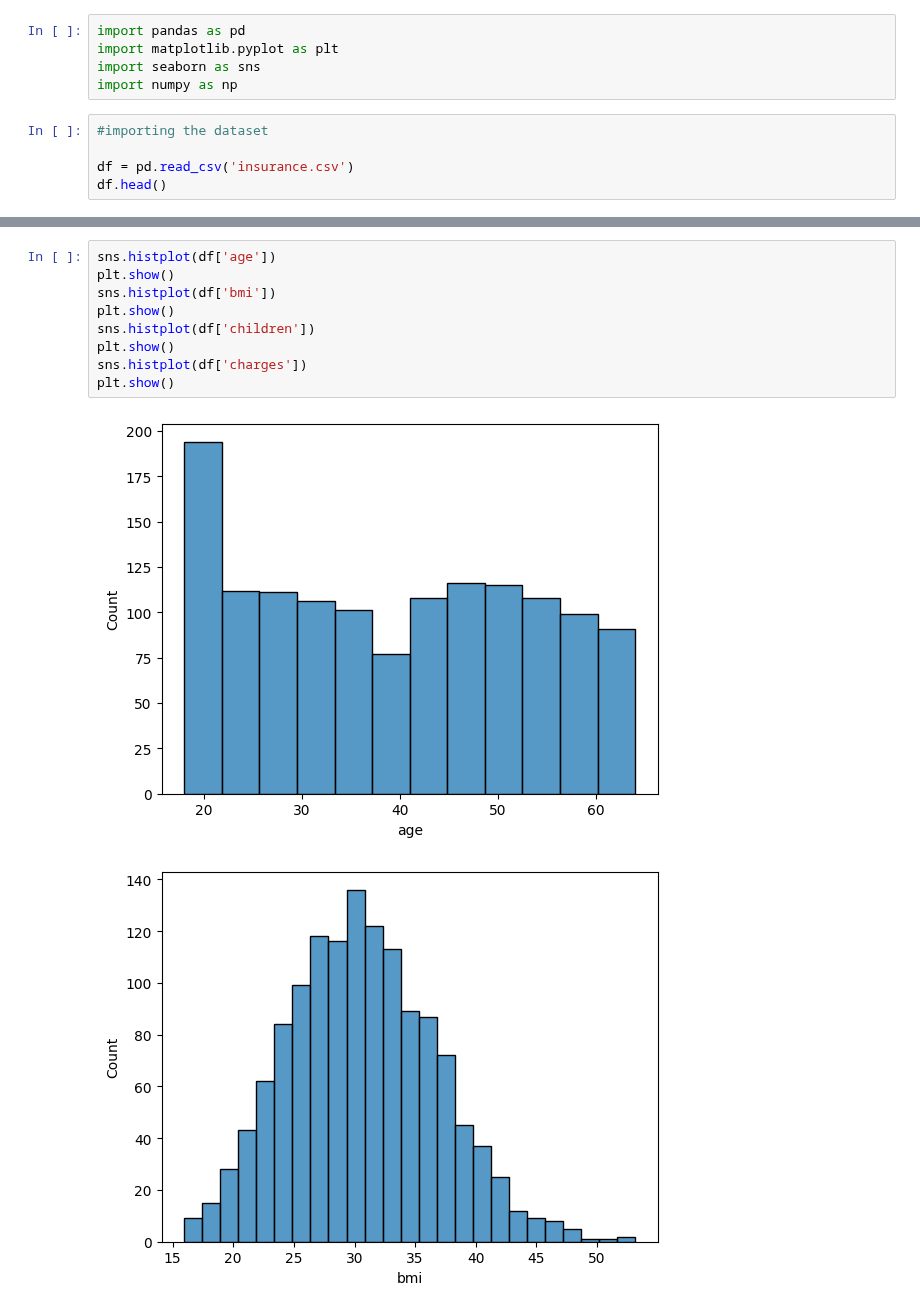
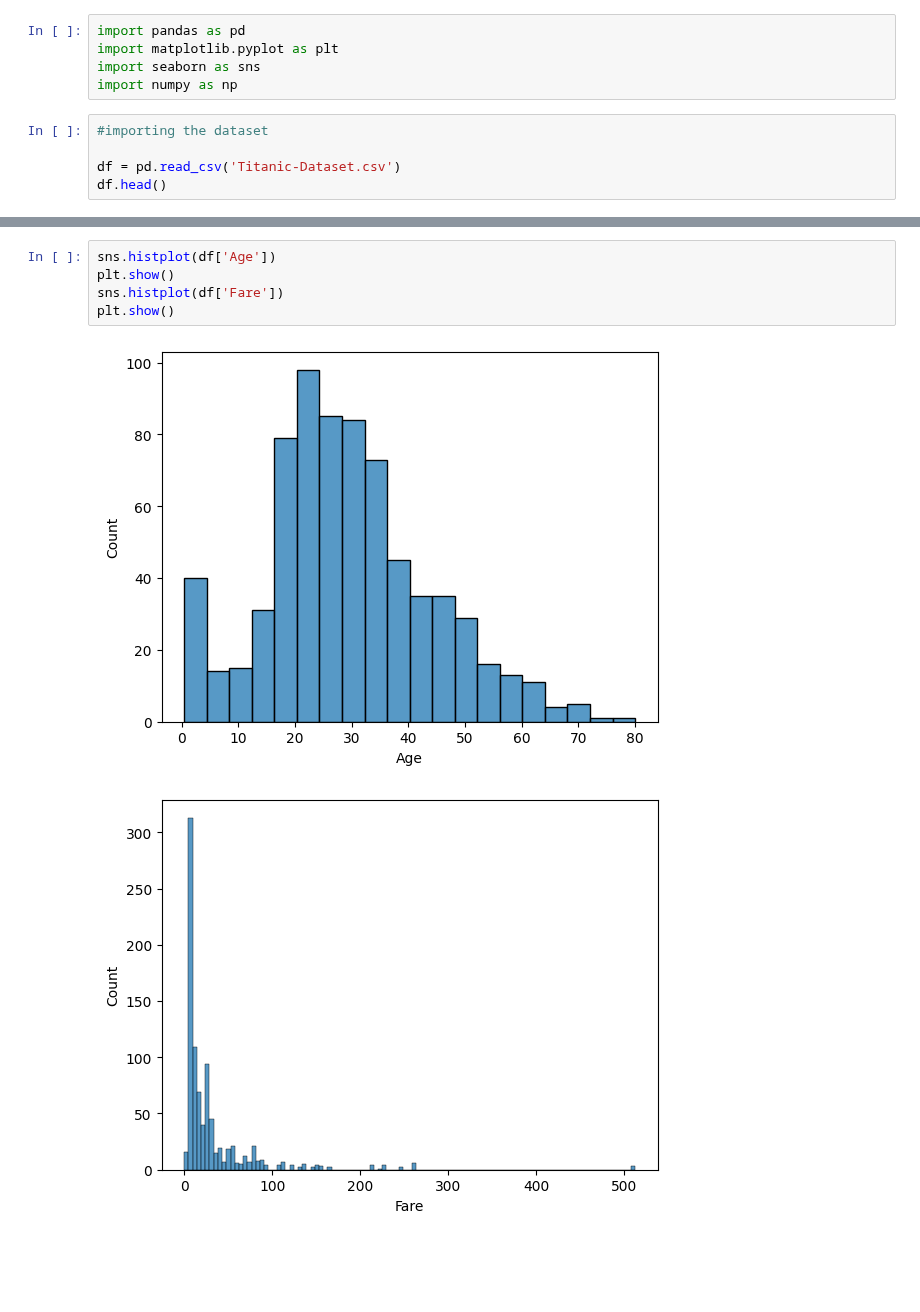
Before and after one commit to dhruvmittal41/Task_2-EDA, a Jupyter notebook: Task_2.ipynb, the cells around one changed output, grey strips where cells are left out. Cells and saved outputs as stored; diff of their text form; blank space fills up the shorter version.

```diff
--- a/Task_2.ipynb
+++ b/Task_2.ipynb
@@ -8,6 +8,6 @@ import numpy as np
 # %%
 #importing the dataset
 
-df = pd.read_csv('insurance.csv')
+df = pd.read_csv('Titanic-Dataset.csv')
 df.head()
 # %% [output]
@@ -60,12 +59,8 @@ plt.show()
 # %%
-sns.histplot(df['age'])
+sns.histplot(df['Age'])
 plt.show()
-sns.histplot(df['bmi'])
+sns.histplot(df['Fare'])
 plt.show()
-sns.histplot(df['children'])
-plt.show()
-sns.histplot(df['charges'])
-plt.show()
 # %% [output]
-[figure, old version]
+[figure, new version]
-[figure, old version]
+[figure, new version]
```
Also changed, not shown: parts of 22 cells of this notebook.
